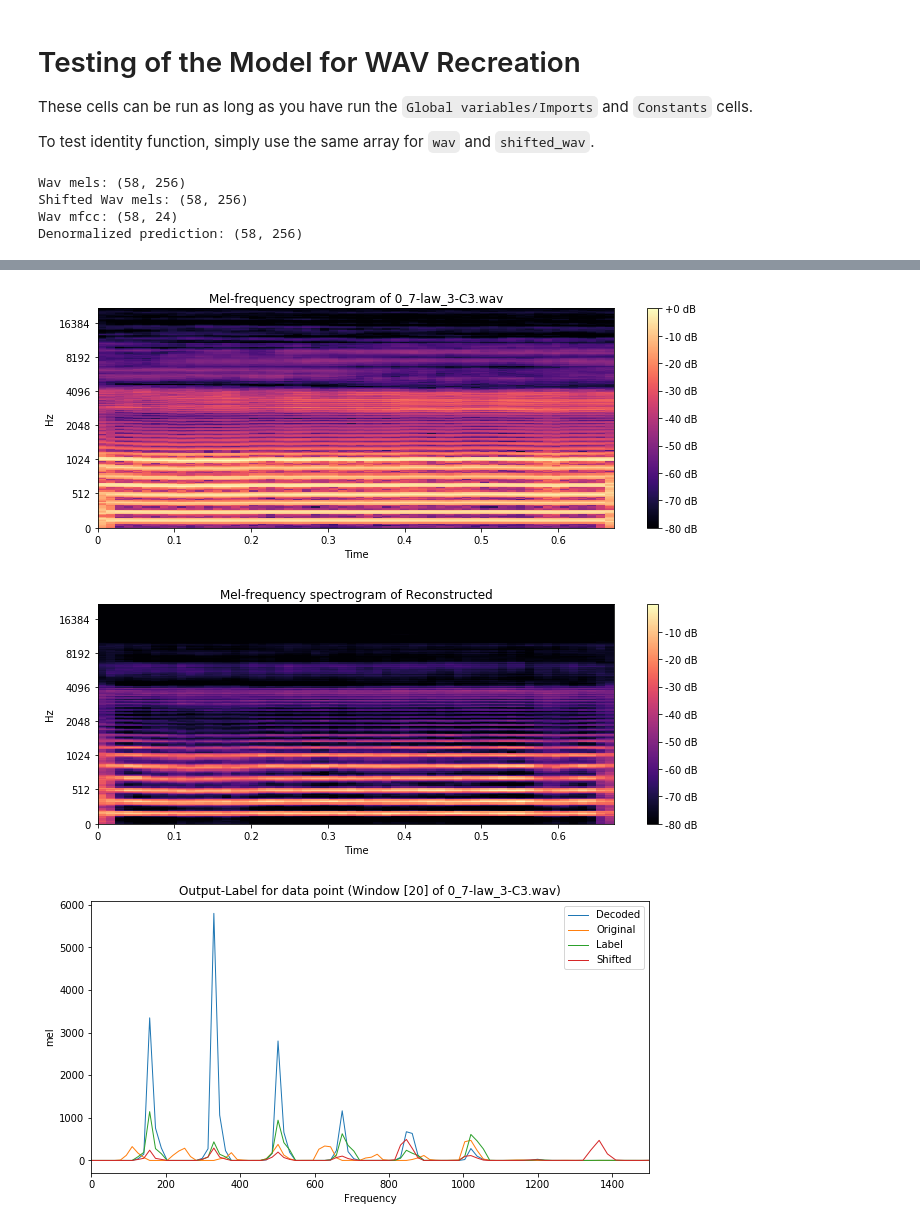
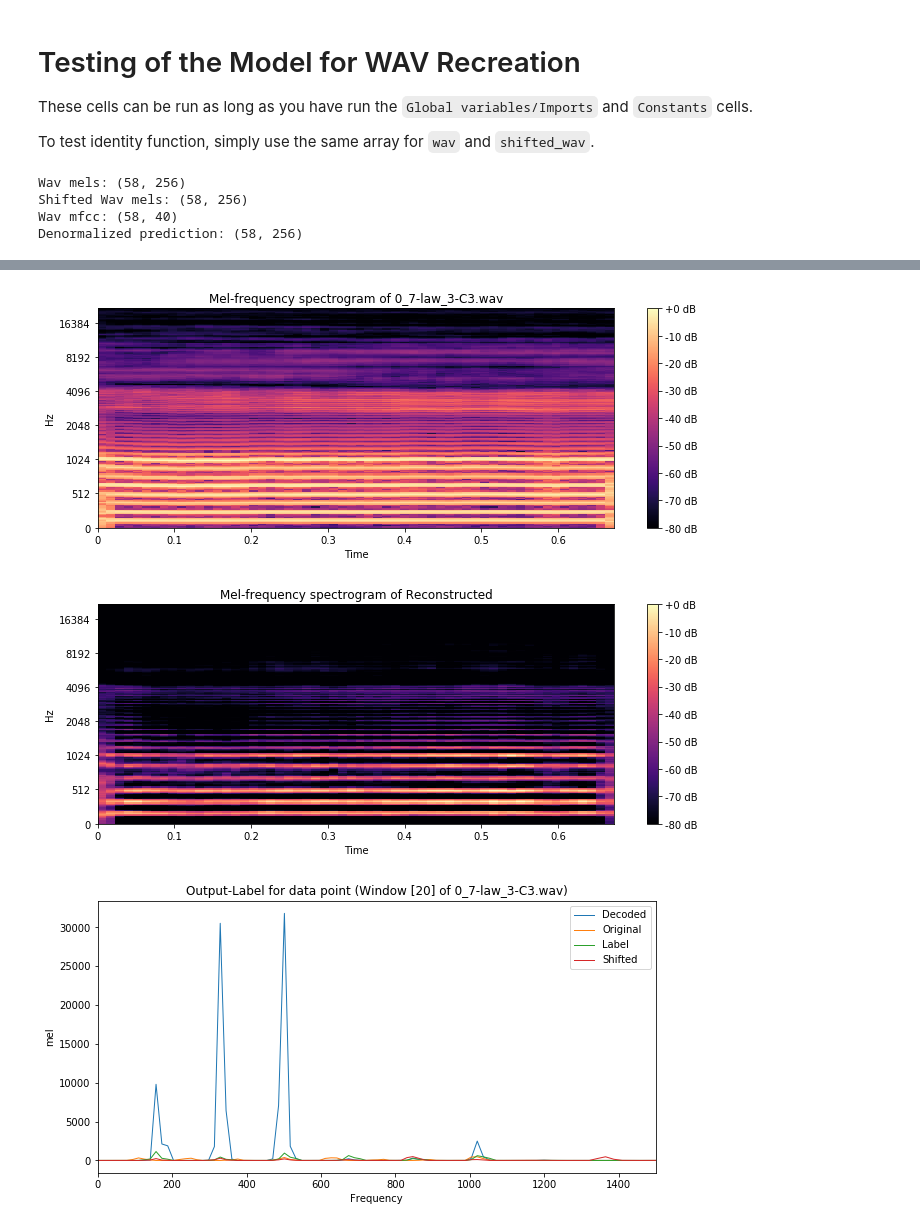
Before and after one commit to zioul123/VocalPitchModulator, a Jupyter notebook: Timbre And Spectrum Decoder for TimbreFNN.ipynb, the cells around one changed output, grey strips where cells are left out. Saved outputs shown, nothing was run; the diff lists cells and outputs as text; code cells hidden in the pictures.

```diff
--- a/Timbre And Spectrum Decoder for TimbreFNN.ipynb
+++ b/Timbre And Spectrum Decoder for TimbreFNN.ipynb
@@ -466 +446,4 @@ def create_training_dataset(n_ffts, overlap, n_mels,
+# %%
+pitch_shift_amts = [4]
+sparsities = np.array([11])
 # %%
@@ -508,27 +471,23 @@ X_train: (792, 280), Y_train: (792, 256), X_val: (396, 280), Y_val: (396, 256)
 # %%
-# # Visualize and verify Mels
-# fig, ax = plt.subplots(1, 4, figsize=(15,5))
-# plt.figure()
-# fig.suptitle("Dataset Confirmation for Shit Amts {}".format(pitch_shift_amts), fontsize=16)
-# ax[0].plot(np.concatenate((X_train, X_val)).T)
-# ax[0].set_title("X_train + X_val: {}".format(np.concatenate((X_train, X_val)).shape))
-# ax[1].plot(np.concatenate((Y_train, Y_val)).T)
-# ax[1].set_title("Y_train + Y_val: {}".format(np.concatenate((Y_train, Y_val)).shape))
-# ax[2].plot(np.concatenate((X_train, X_val)).T[:n_mfcc,:])
-# ax[2].set_title("X_train + X_val timbre")
-# ax[3].plot(np.concatenate((X_train, X_val)).T[n_mfcc:,:])
-# ax[3].set_title("X_train + X_val spectra")
+# Visualize and verify Mels
+fig, ax = plt.subplots(1, 4, figsize=(15,5))
+plt.figure()
+fig.suptitle("Dataset Confirmation for Shit Amts {}".format(pitch_shift_amts), fontsize=16)
+ax[0].plot(np.concatenate((X_train, X_val)).T)
+ax[0].set_title("X_train + X_val: {}".format(np.concatenate((X_train, X_val)).shape))
+ax[1].plot(np.concatenate((Y_train, Y_val)).T)
+ax[1].set_title("Y_train + Y_val: {}".format(np.concatenate((Y_train, Y_val)).shape))
+ax[2].plot(np.concatenate((X_train, X_val)).T[:n_mfcc,:])
+ax[2].set_title("X_train + X_val timbre")
+ax[3].plot(np.concatenate((X_train, X_val)).T[n_mfcc:,:])
+ax[3].set_title("X_train + X_val spectra")
 # %% [markdown]
 ### Waveform Conformation Stage - MFCC + Mel -> Mel
 
 This takes a mfcc vector and pitch shifted spectrum, and tries to recreate something similar to an actual spectrum of that new pitch.
 # %%
-n_input = 280; n_hid = 260;
-# n_ffts = 1025;
-lr = 1e-3; n_epochs = 500; batch_size=22272//8;
-
 # Transfer learning - we take the model from the autoencoder stage
-model_path = os.path.join("model_data", "TimbreFNNDecoder_mels-mels_0.001_500_24_256_260_2048_0.0018198423786088824.pt")
+model_path = os.path.join("model_data", "TimbreFNNDecoder_mels-mels_0.001_500_40_256_260_2048_0.001875052461400628.pt")
 model = TimbreFNN(n_input=n_input, n_hid=n_hid, n_ffts=n_ffts, n_mels=n_mels)
 model.load_state_dict(torch.load(model_path))
 model.eval()
@@ -599,0 +565,2 @@ Time taken: 44.6063711643219
+# %%
+special_name = "pitch shift 4 sparsity 11"
@@ -806,8 +777,12 @@ special_name="shift-4"
 
 model_path = os.path.join("model_data", "TimbreFNN Spectrum Decoder with pitch shift",
 #                           "TimbreFNN_pitch shift -5 to 5 sparsity 11-16-11_lr0.001_epochs500_in296_hid260_out256_loss0.009271382354199886.pt")
-                          "TimbreFNN_pitch shift -5 to 5 sparsity 11-16-11_lr0.001_epochs500_in280_hid260_out256_loss0.009329887107014656.pt")
-mfcc_path = os.path.join('model_data', 'TimbreFNNDecoder_mels-mels_0.001_500_24_256_260_2048_0.0018198423786088824.pt')
+#                           "TimbreFNN_pitch shift -5 to 5 sparsity 11-16-11_lr0.001_epochs500_in280_hid260_out256_loss0.009329887107014656.pt")
+#                           "TimbreFNN_pitch shift -5 to 5 sparsity 11-16-11_lr0.001_epochs500_in268_hid260_out256_loss0.009322776459157467.pt")
+#                           "TimbreFNN_pitch shift 3 sparsity 11_lr0.001_epochs500_in268_hid260_out256_loss0.006481505930423737.pt")
+#                          "TimbreFNN_pitch shift 3 sparsity 11_lr0.001_epochs500_in296_hid260_out256_loss0.00644557923078537.pt"
+                         "TimbreFNN_pitch shift 4 sparsity 11_lr0.001_epochs500_in296_hid260_out256_loss0.006343047600239515.pt")
+mfcc_path = os.path.join('model_data', 'TimbreFNNDecoder_mels-mels_0.001_500_40_256_260_2048_0.001875052461400628.pt')
 
 visualize_results(wav, labelWav, shifted_wav, filenames[0],
                   n_ffts, overlap, n_input, n_hid,
@@ -818,5 +793,5 @@ visualize_results(wav, labelWav, shifted_wav, filenames[0],
 # %% [output]
 Wav mels: (58, 256)
 Shifted Wav mels: (58, 256)
-Wav mfcc: (58, 24)
+Wav mfcc: (58, 40)
 Denormalized prediction: (58, 256)
@@ -824,3 +799,3 @@ Denormalized prediction: (58, 256)
 [figure]
-[figure, old version]
+[figure, new version]
-[figure, old version]
+[figure, new version]
```
Also changed, not shown: parts of 25 cells of this notebook.
